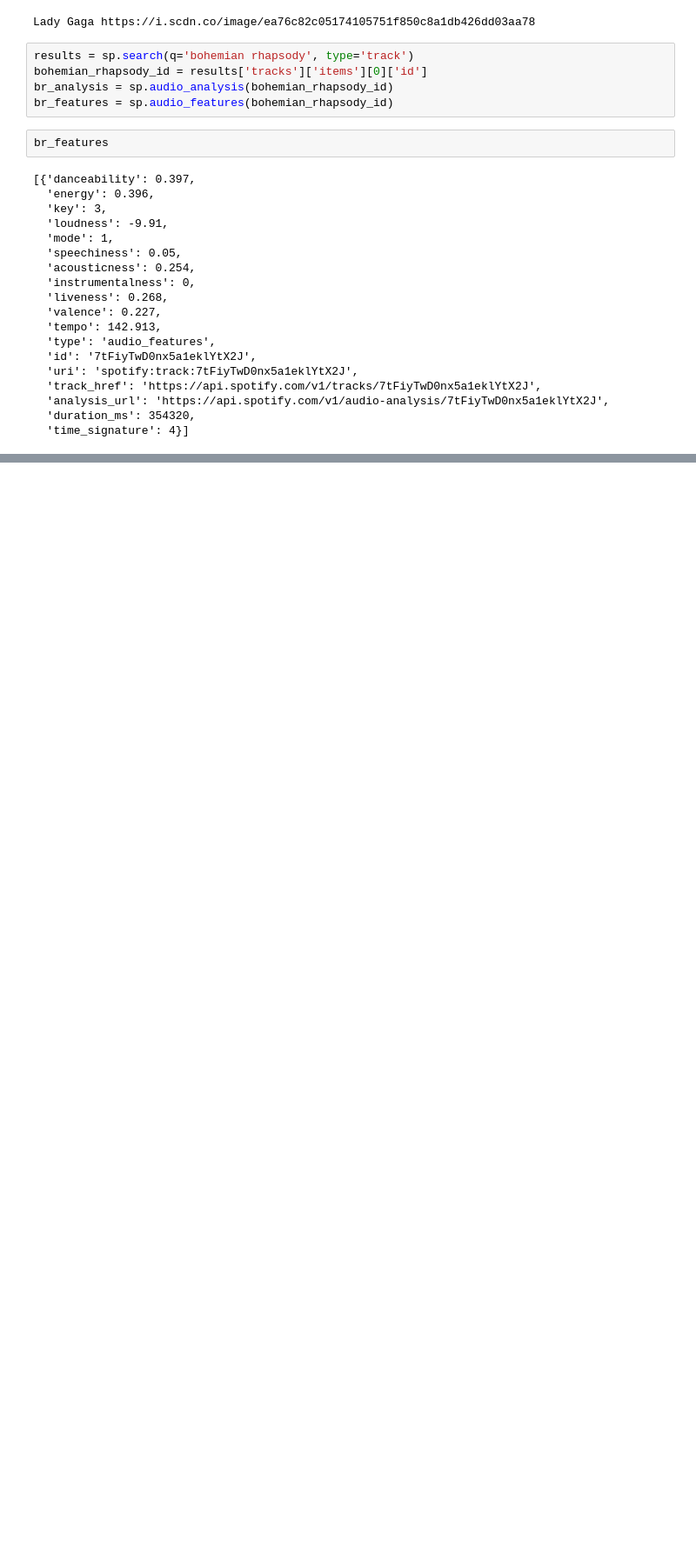
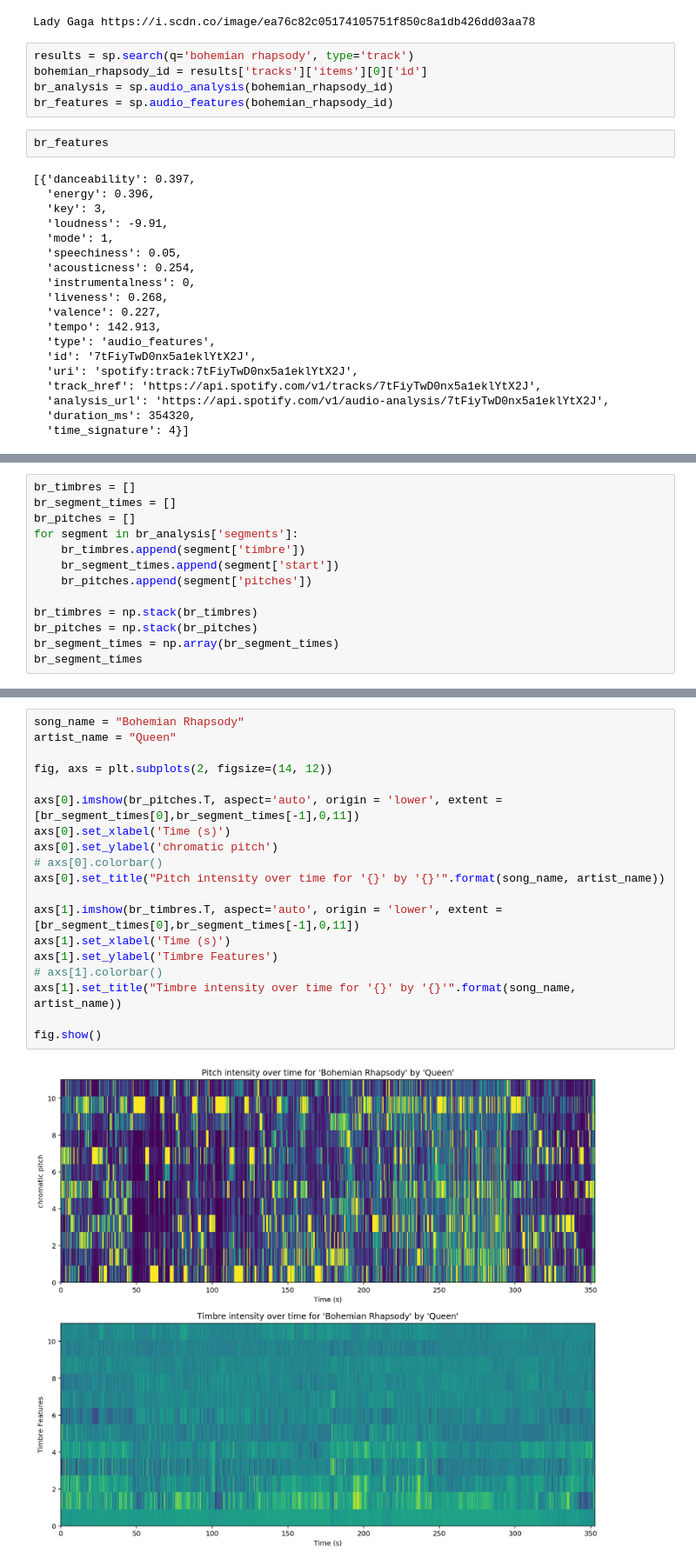
Before and after one commit to mhfisch/production-value, a Jupyter notebook: spotipy_tutorial.ipynb, the cells around one changed output, grey strips where cells are left out. Shown at 87% size. Cells and saved outputs as stored; diff of their text form; blank space fills up the shorter version.

```diff
--- a/spotipy_tutorial.ipynb
+++ b/spotipy_tutorial.ipynb
@@ -197,0 +278,13 @@ br_features
+# %%
+br_timbres = []
+br_segment_times = []
+br_pitches = []
+for segment in br_analysis['segments']:
+    br_timbres.append(segment['timbre'])
+    br_segment_times.append(segment['start'])
+    br_pitches.append(segment['pitches'])
+
+br_timbres = np.stack(br_timbres)
+br_pitches = np.stack(br_pitches)
+br_segment_times = np.array(br_segment_times)
+br_segment_times
@@ -197,0 +294,21 @@ br_features
+# %%
+song_name = "Bohemian Rhapsody"
+artist_name = "Queen"
+
+fig, axs = plt.subplots(2, figsize=(14, 12))
+
+axs[0].imshow(br_pitches.T, aspect='auto', origin = 'lower', extent = [br_segment_times[0],br_segment_times[-1],0,11])
+axs[0].set_xlabel('Time (s)')
+axs[0].set_ylabel('chromatic pitch')
+# axs[0].colorbar()
+axs[0].set_title("Pitch intensity over time for '{}' by '{}'".format(song_name, artist_name))
+
+axs[1].imshow(br_timbres.T, aspect='auto', origin = 'lower', extent = [br_segment_times[0],br_segment_times[-1],0,11])
+axs[1].set_xlabel('Time (s)')
+axs[1].set_ylabel('Timbre Features')
+# axs[1].colorbar()
+axs[1].set_title("Timbre intensity over time for '{}' by '{}'".format(song_name, artist_name))
+
+fig.show()
+# %% [output]
+[figure, added]
```
Also changed, not shown: parts of 11 cells of this notebook.
